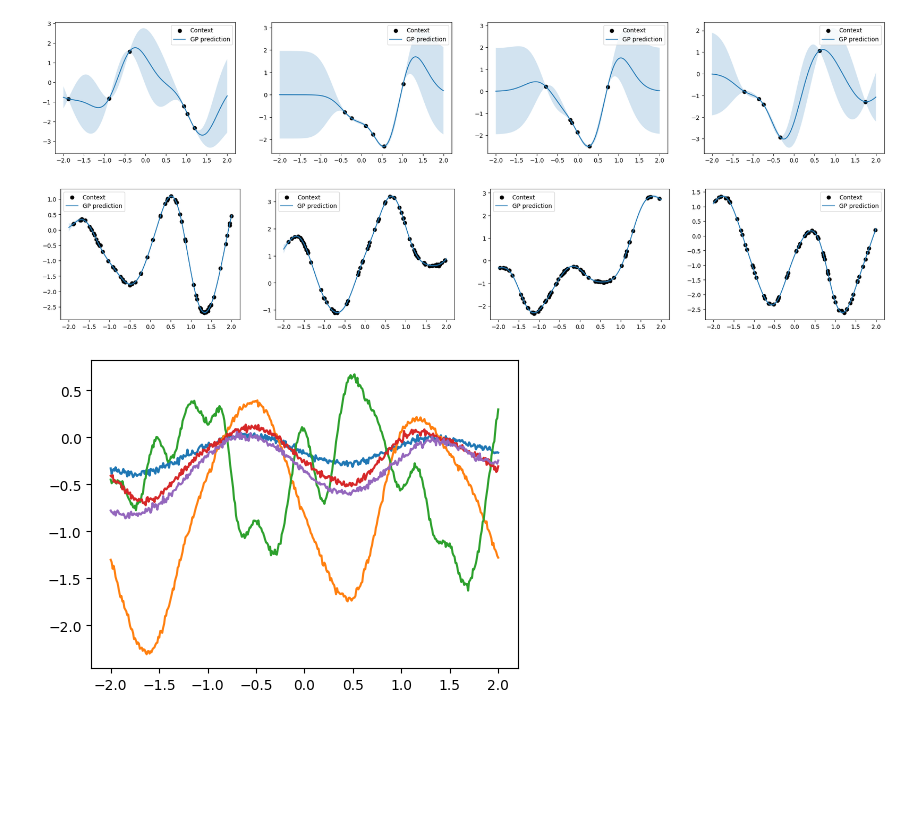
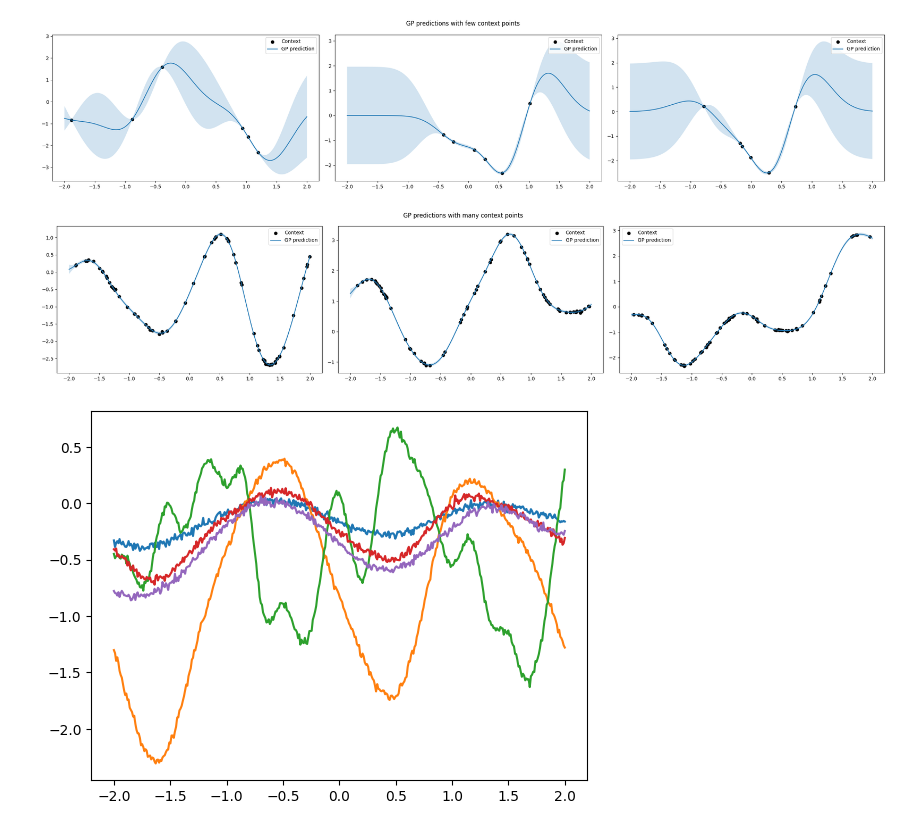
Before and after one commit to tlc4418/neural-processes, a Jupyter notebook: data/dataset_visualizer.ipynb, the cells around one changed output. Drawn from its saved outputs; the diff is of its cells as text; code cells hidden in the pictures; blank space fills up the shorter version.

Commit message:
Refactor ANP training and visualization, as well as utils

```diff
--- a/data/dataset_visualizer.ipynb
+++ b/data/dataset_visualizer.ipynb
@@ -35,35 +12,34 @@ def plot_4_curves(gp, np_tuple):
 # %%
 # GP predictions with few context points
 
 gen_few_context = GPDataGenerator(max_n_context=7)
 np_tuple_few_context = gen_few_context.generate_batch()
 
-plot_4_curves(gen_few_context.gp, np_tuple_few_context)
+plot_gp_curves(gen_few_context.gp, np_tuple_few_context, 3, "GP predictions with few context points")
 # %% [output]
-[figure, old version]
+[figure, new version]
 # %%
 # GP predictions with many context points
 
 gen_many_context = GPDataGenerator()
 np_tuple_many_context = gen_many_context.generate_batch()
 
-plot_4_curves(gen_many_context.gp, np_tuple_many_context)
+plot_gp_curves(gen_many_context.gp, np_tuple_many_context, 3, "GP predictions with many context points")
 # %% [output]
-[figure, old version]
+[figure, new version]
 # %%
 # GP functions with random kernel parameters
 
 gen_changing_kernel_params = GPDataGenerator(randomize_kernel_params=True, testing=True)
 np_tuple_changing_kernel = gen_changing_kernel_params.generate_batch()
 
-fig = plt.figure(figsize=(5.5, 4))
 n_curves = 5
 for i in range(n_curves):
     x_context, y_context, x_target, y_target = np_tuple_changing_kernel[i]
     plt.plot(x_target, y_target)
 plt.show()
 # %% [output]
-[figure, old version]
+[figure, new version]
 # %%
 from sklearn.gaussian_process.kernels import Matern, RBF, ExpSineSquared
 
```
Also changed, not shown: parts of 3 cells of this notebook, 11 other files.
